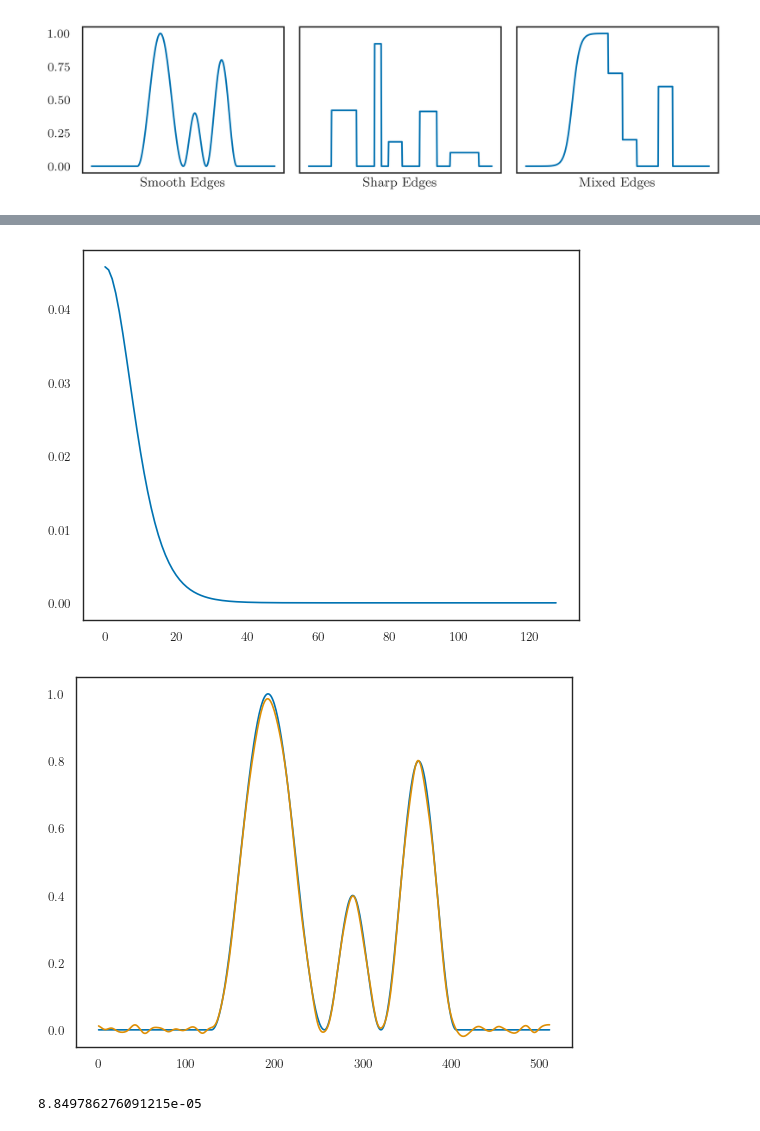
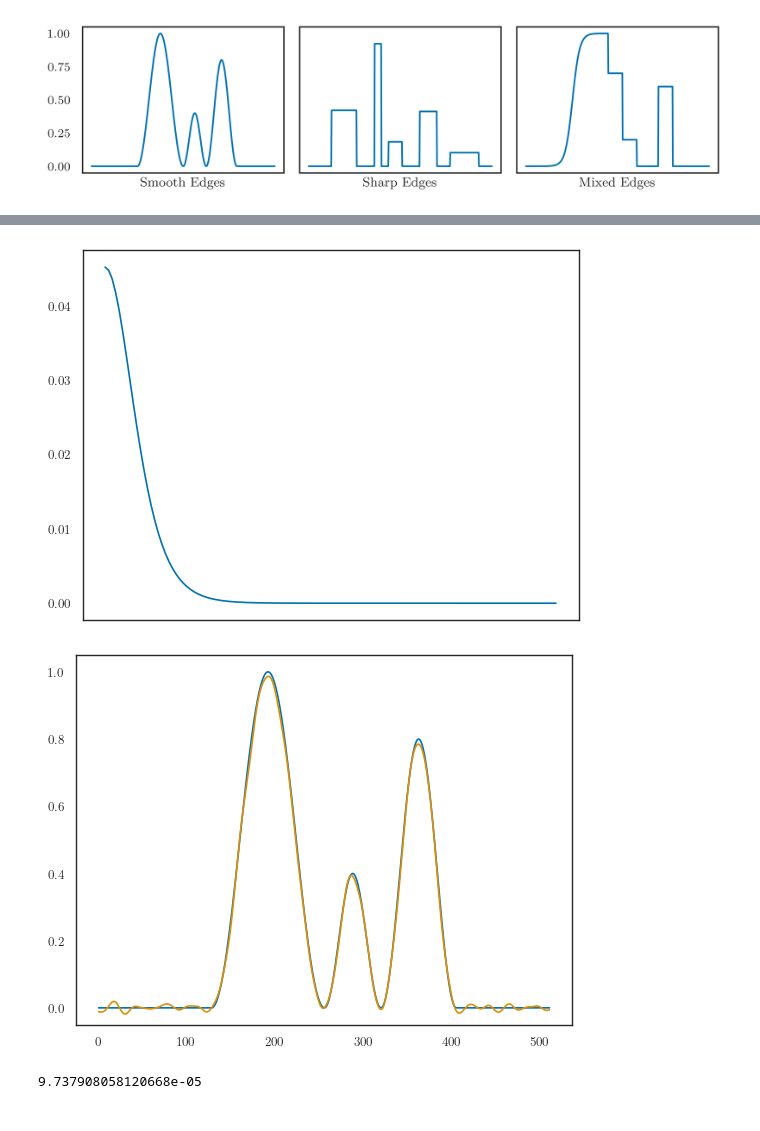
Before and after one commit to tpasfieldERAU/REU_Deblur, a Jupyter notebook: paper_files/shared_graphics.ipynb, the cells around one changed output, grey strips where cells are left out. Saved outputs shown, nothing was run; the diff lists cells and outputs as text; code cells hidden in the pictures.

```diff
--- a/paper_files/shared_graphics.ipynb
+++ b/paper_files/shared_graphics.ipynb
@@ -146,7 +151,7 @@ calib_b = calib_b[128:384]
 
 calib_b = normalize_edge(calib_b.transpose()[0])
 # %%
-n = 512
+n = 256
 k = [np.random.random() for i in range(n)]
 mses = [find_mse(calib_b, esffunc(term, 256)) for term in k]
 m = find_index(min(mses), mses)
@@ -162,10 +169,12 @@ plt.show()
 # %%
+plt.axes().get_xaxis().set_visible(False)
 dc = diff(esffunc(k[m], 256), 256)
 dc = normalize_diff(dc[len(calib_b)//2:])
 plt.plot(dc)
-plt.show()
+#plt.show()
+plt.savefig('./figures/LSF.png', dpi=500, transparent=True)
 # %% [output]
-[figure, old version]
+[figure, new version]
 # %%
 A = generateBlurMatrix(512, dc)
 re_sm = tkv_regularize(sm_blur, A, 0.02)
@@ -176,6 +185,6 @@ plt.show()
 
 print(find_mse(smooth, re_sm))
 # %% [output]
-[figure, old version]
+[figure, new version]
-8.849786276091215e-05
+9.737908058120668e-05
 # %%
```
Also changed, not shown: parts of 21 cells of this notebook, 3 other files.
